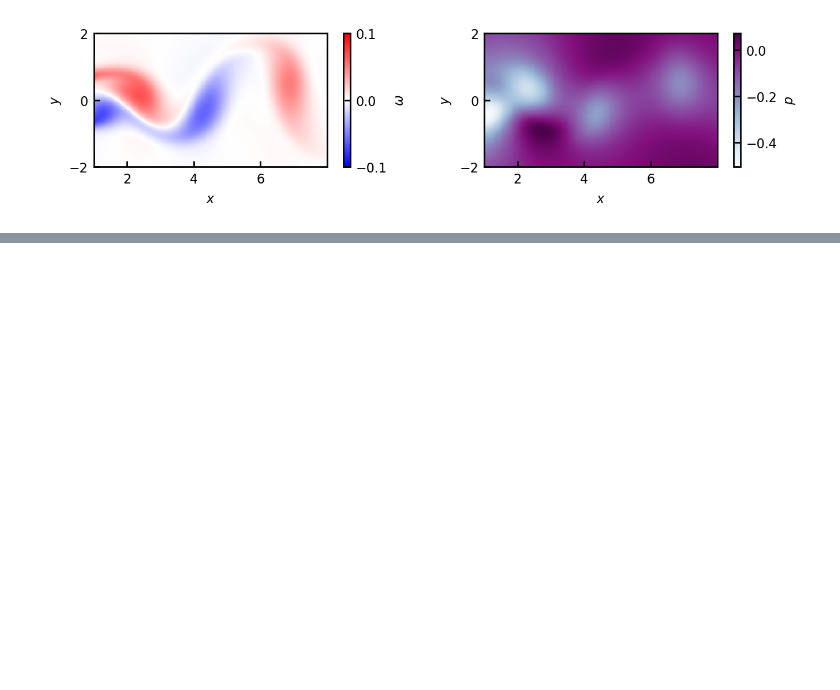
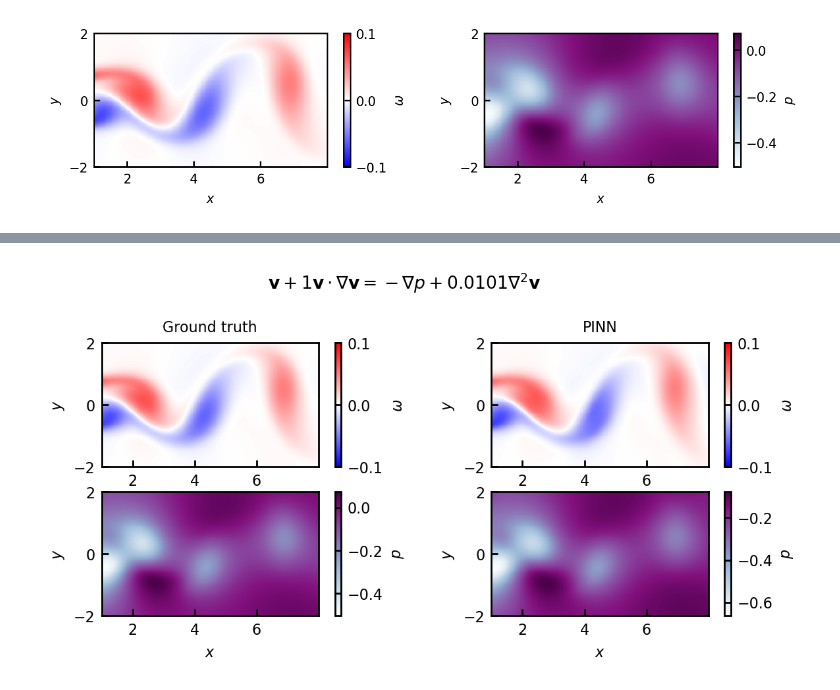
Before and after one commit to jcolen/physics_ml_toolbox, a Jupyter notebook: pinn/notebooks/NavierStokes.ipynb, the cells around one changed output, grey strips where cells are left out. Saved outputs shown, nothing was run; the diff lists cells and outputs as text; code cells hidden in the pictures; blank space fills up the shorter version.

Commit message:
Navier stokes PINN works now

```diff
--- a/pinn/notebooks/NavierStokes.ipynb
+++ b/pinn/notebooks/NavierStokes.ipynb
@@ -112,8 +123,7 @@ model = NavierStokesParameterPINN(
         u_f=u_f,
         v_f=v_f,
     ),
-    log_dir="./tb_logs/Navier_Stokes"
 ).to(device)
-model.train(1)
+model.train(20000)
 # %% [output]
 Starting to train on device cuda:0
@@ -124,0 +146,21 @@ KeyboardInterrupt:
+# %%
+from scipy.interpolate import griddata
+
+fig, ax = plt.subplots(2, 2, figsize=(7, 3))
+plot_field(ax[:, 0], U_star[:, 0, 0], U_star[:, 1, 0], P_star[:, 0])
+ax[0,0].set_title('Ground truth')
+
+U_pred = model(torch.FloatTensor(np.concatenate([x,y,t], axis=-1)).to(device))
+U_pred = U_pred.detach().cpu().numpy()
+U_pred = U_pred.reshape([N, T, 3])
+plot_field(ax[:, 1], U_pred[:, 0, 0], U_pred[:, 0, 1], U_pred[:, 0, 2])
+ax[0,1].set_title('PINN')
+
+fig.subplots_adjust(top=0.8)
+lambda_1, lambda_2 = model.get_params()
+lambda_1 = lambda_1.detach().item()
+lambda_2 = lambda_2.detach().item()
+eqn = f'$\\mathbf{{v}} + {lambda_1:.3g} \\mathbf{{v}} \\cdot \\nabla \\mathbf{{v}} = - \\nabla p + {lambda_2:.3g} \\nabla^2 \\mathbf{{v}}$'
+fig.suptitle(eqn);
+# %% [output]
+[figure, added]
```
Also changed, not shown: parts of 3 cells of this notebook, 4 other files.
